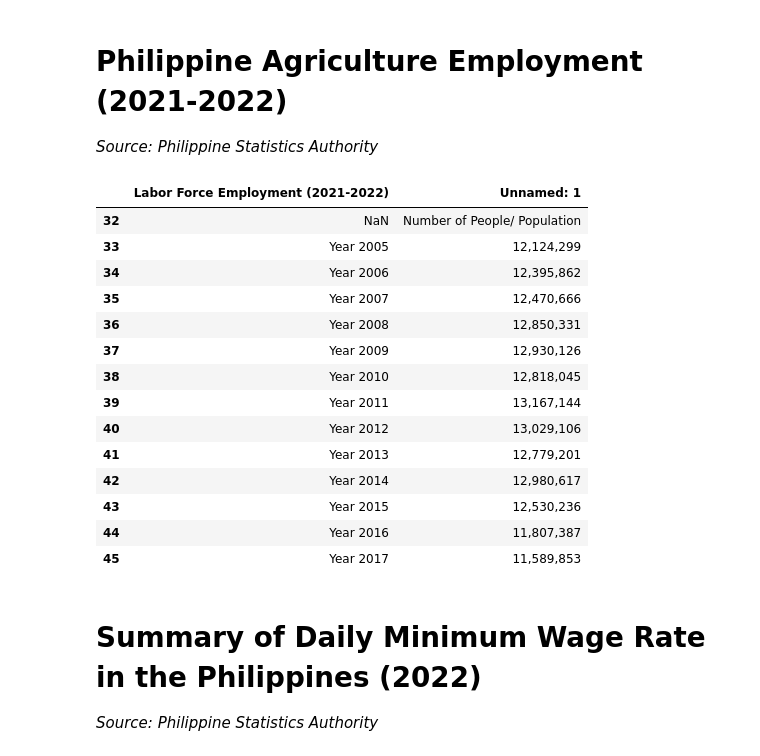
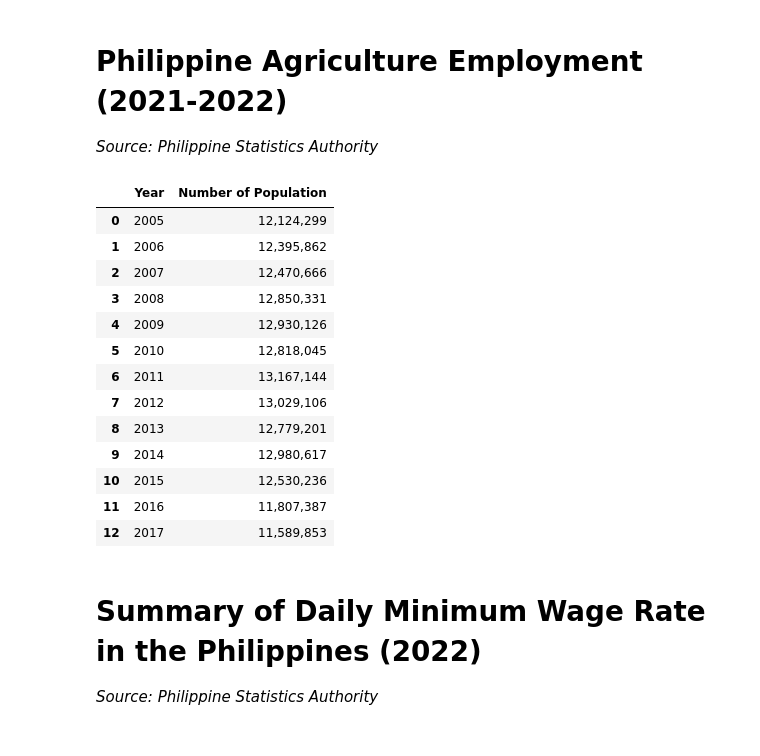
Before and after one commit to kryzlerahne/IT3205_FilipinoDataAlliance, a Jupyter notebook: Codes/The_Future_Pay_Visualizations.ipynb, the cells around one changed output. Drawn from its saved outputs; the diff is of its cells as text; code cells hidden in the pictures.

```diff
--- a/Codes/The_Future_Pay_Visualizations.ipynb
+++ b/Codes/The_Future_Pay_Visualizations.ipynb
@@ -70,25 +67,24 @@ display(df.iloc[15:30])
 # Philippine Agriculture Employment (2021-2022)
 *Source: Philippine Statistics Authority*
 # %%
-url = 'https://raw.githubusercontent.com/kryzlerahne/IT3205_PhilippineDataAlliance/main/Datasets/Employment%20and%20Unemployment%20Rate.csv'
+url = 'https://raw.githubusercontent.com/kryzlerahne/IT3205_PhilippineDataAlliance/main/Datasets/Philippine%20Agri%20Employment.csv'
 df = pd.read_csv(url)
-display(df.iloc[32:46, 0:2])
+display(df.iloc[0:, 0:2])
 # %% [output]
-|  | Labor Force Employment (2021-2022) | Unnamed: 1 |
-| 32 | NaN | Number of People/ Population |
-| 33 | Year 2005 | 12,124,299 |
-| 34 | Year 2006 | 12,395,862 |
-| 35 | Year 2007 | 12,470,666 |
-| 36 | Year 2008 | 12,850,331 |
-| 37 | Year 2009 | 12,930,126 |
-| 38 | Year 2010 | 12,818,045 |
-| 39 | Year 2011 | 13,167,144 |
-| 40 | Year 2012 | 13,029,106 |
-| 41 | Year 2013 | 12,779,201 |
-| 42 | Year 2014 | 12,980,617 |
-| 43 | Year 2015 | 12,530,236 |
-| 44 | Year 2016 | 11,807,387 |
-| 45 | Year 2017 | 11,589,853 |
+|  | Year | Number of Population |
+| 0 | 2005 | 12,124,299 |
+| 1 | 2006 | 12,395,862 |
+| 2 | 2007 | 12,470,666 |
+| 3 | 2008 | 12,850,331 |
+| 4 | 2009 | 12,930,126 |
+| 5 | 2010 | 12,818,045 |
+| 6 | 2011 | 13,167,144 |
+| 7 | 2012 | 13,029,106 |
+| 8 | 2013 | 12,779,201 |
+| 9 | 2014 | 12,980,617 |
+| 10 | 2015 | 12,530,236 |
+| 11 | 2016 | 11,807,387 |
+| 12 | 2017 | 11,589,853 |
 # %% [markdown]
 # Summary of Daily Minimum Wage Rate in the Philippines (2022)
 *Source: Philippine Statistics Authority*
```
Also changed, not shown: parts of 3 cells of this notebook.
